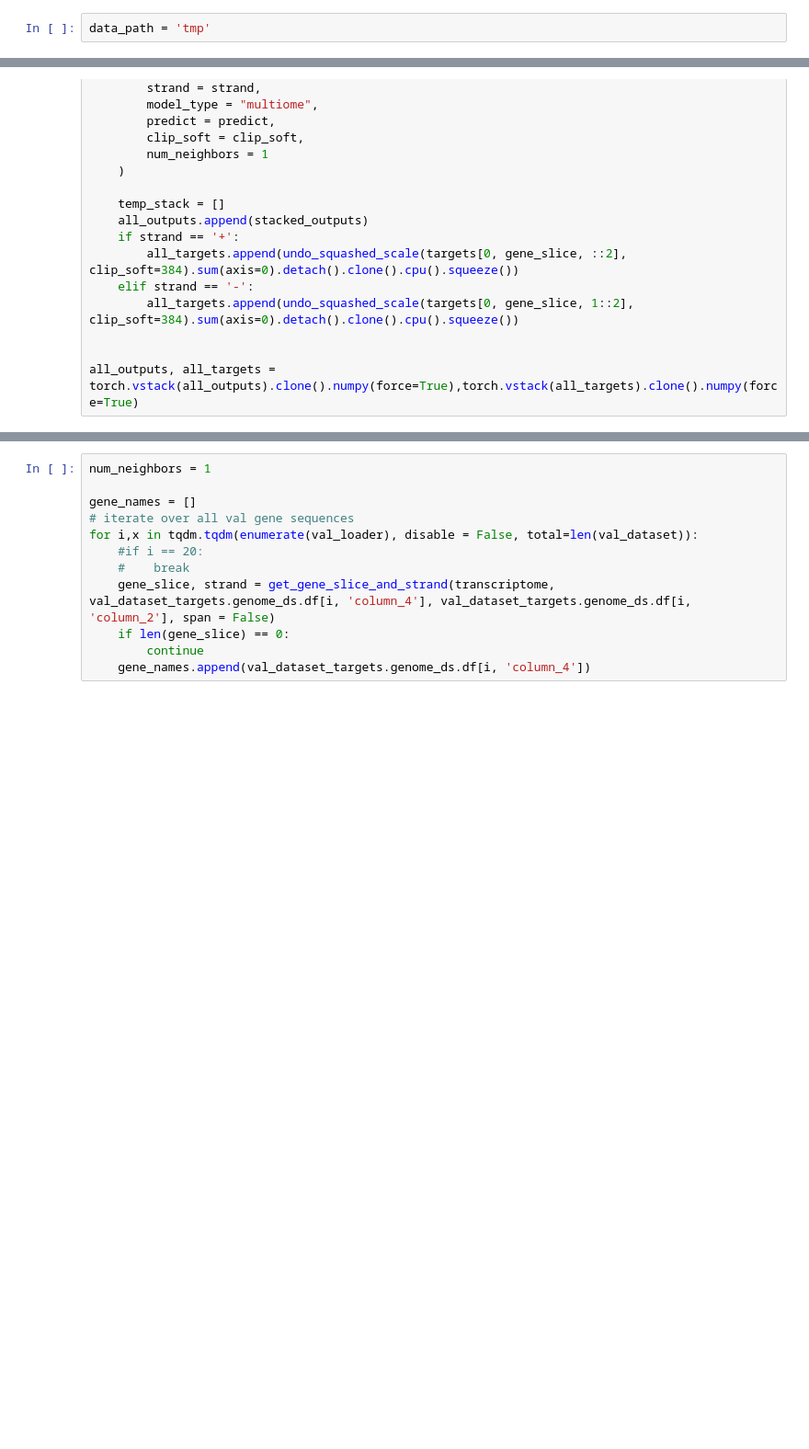
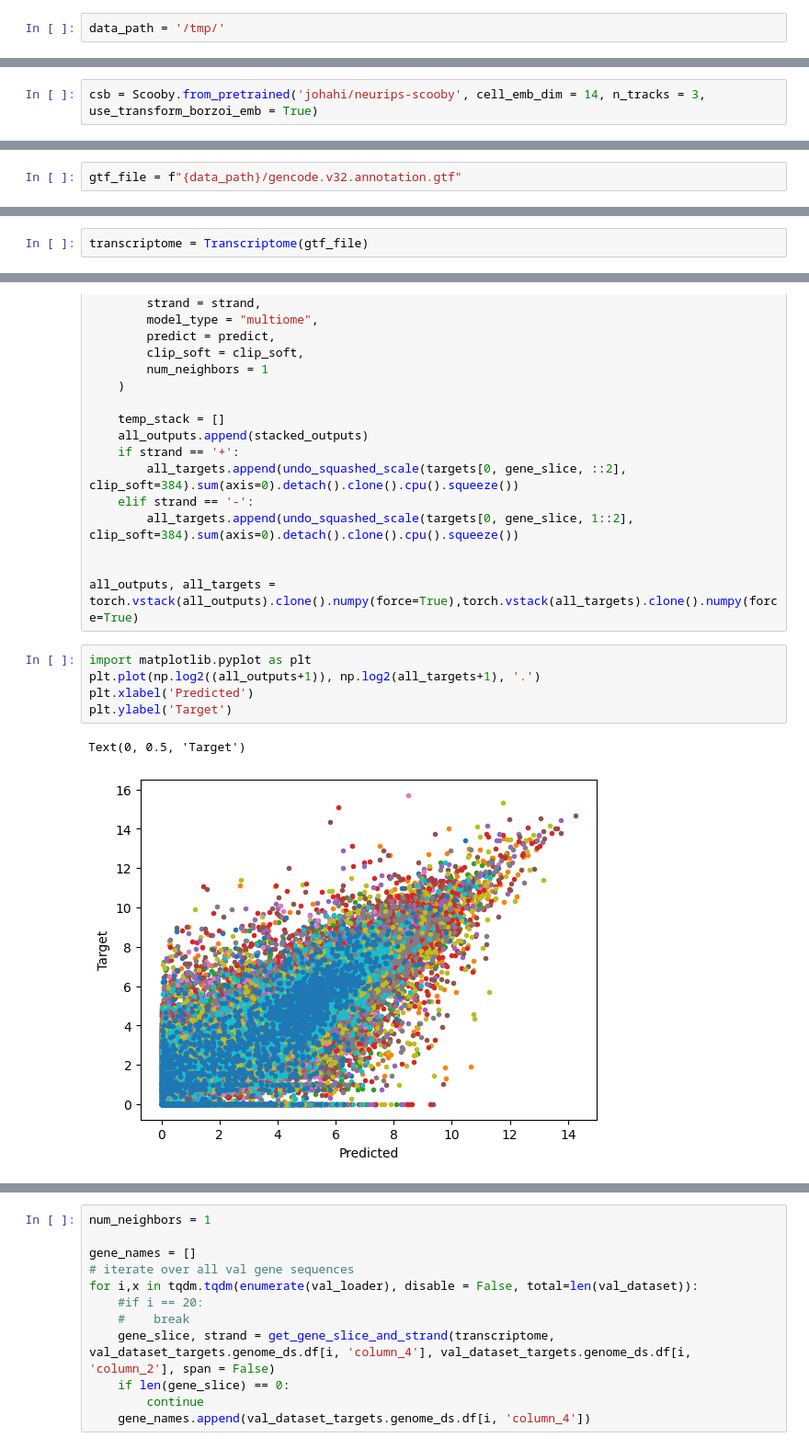
Before and after one commit to gagneurlab/scooby_reproducibility, a Jupyter notebook: notebooks/figure2/FastEvaluator-fixed.ipynb, the cells around one changed output, grey strips where cells are left out. Shown at 92% size. Drawn from its saved outputs; the diff is of its cells as text; blank space fills up the shorter version.

Commit message:
adapted scooby-reproducibility to work with the scooby-package

```diff
--- a/notebooks/figure2/FastEvaluator-fixed.ipynb
+++ b/notebooks/figure2/FastEvaluator-fixed.ipynb
@@ -24,5 +24,5 @@ from data.scdata import onTheFlyDataset, onTheFlyPseudobulkDataset
 # %%
-data_path = 'tmp'
+data_path = '/tmp/'
 # %% [markdown]
 # scDog
 # %% [markdown]
@@ -76,2 +55,4 @@ csb.load_state_dict(torch.load(os.path.join(data_path, 'borzoi_saved_models/csb_
+# %%
+csb = Scooby.from_pretrained('johahi/neurips-scooby', cell_emb_dim = 14, n_tracks = 3, use_transform_borzoi_emb = True)
 # %%
 clip_soft = 5
@@ -112,0 +89,2 @@ with open(os.path.join(data_path, 'gencode.v32.annotation.gtf.transcriptome'), '
+# %%
+gtf_file = f"{data_path}/gencode.v32.annotation.gtf"
@@ -113,3 +93,5 @@ with open(os.path.join(data_path, 'gencode.v32.annotation.gtf.transcriptome'), '
+# %%
+transcriptome = Transcriptome(gtf_file)
 # %%
 import polars as pl
 filter_val = lambda df: df.filter(True)#
@@ -214,3 +196,11 @@ for i,x in tqdm.tqdm(enumerate(val_loader), disable = False, total=len(val_datas
 
 
 all_outputs, all_targets = torch.vstack(all_outputs).clone().numpy(force=True),torch.vstack(all_targets).clone().numpy(force=True)
+# %%
+import matplotlib.pyplot as plt
+plt.plot(np.log2((all_outputs+1)), np.log2(all_targets+1), '.')
+plt.xlabel('Predicted')
+plt.ylabel('Target')
+# %% [output]
+Text(0, 0.5, 'Target')
+[figure, added]
```
Also changed, not shown: parts of 11 cells of this notebook, 7 other files.
